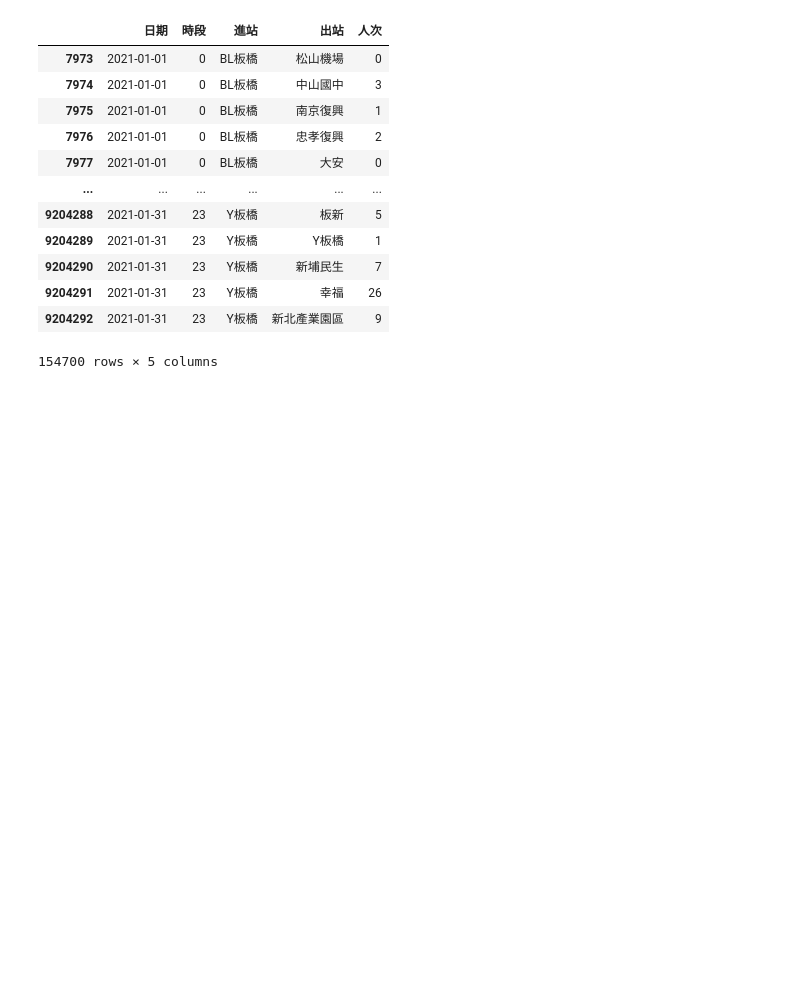
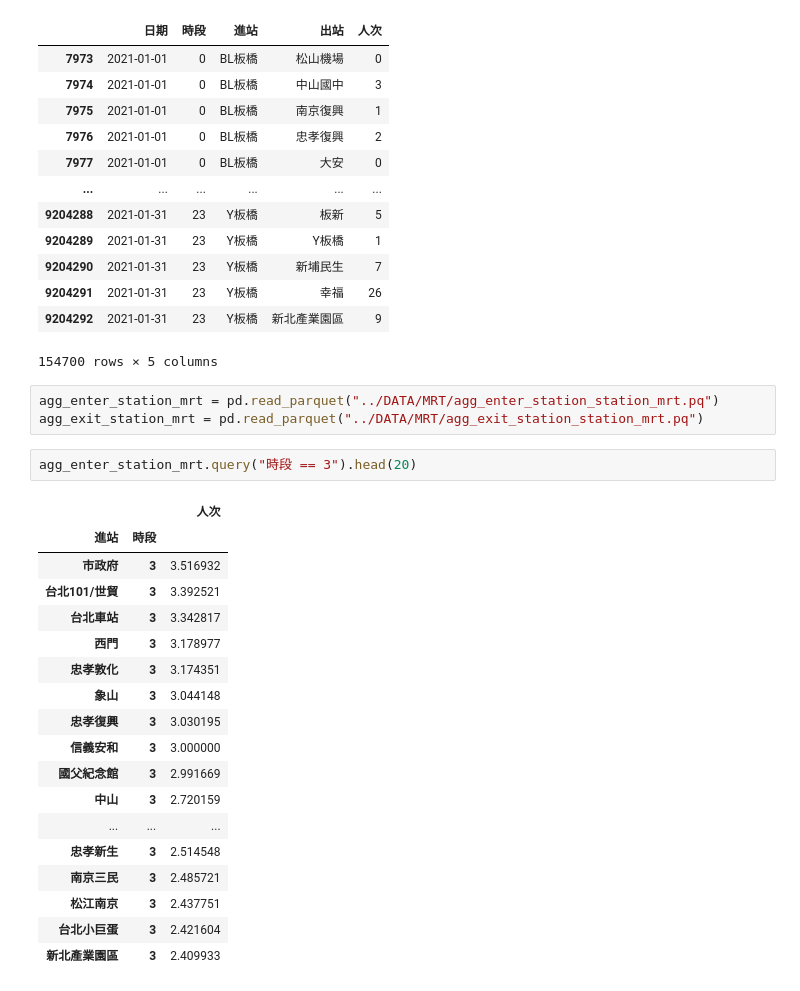
Before and after one commit to teddy21019/YoubikeUsagePrediction, a Jupyter notebook: project/data_getter/GettingData.ipynb, the cells around one changed output. Saved outputs shown, nothing was run; the diff lists cells and outputs as text; blank space fills up the shorter version.

```diff
--- a/project/data_getter/GettingData.ipynb
+++ b/project/data_getter/GettingData.ipynb
@@ -703,3 +703,27 @@ od_data[od_data["進站"].str.contains("板橋")]
 | 9204291 | 2021-01-31 | 23 | Y板橋 | 幸福 | 26 |
 | 9204292 | 2021-01-31 | 23 | Y板橋 | 新北產業園區 | 9 |
 154700 rows × 5 columns
+# %%
+agg_enter_station_mrt = pd.read_parquet("../DATA/MRT/agg_enter_station_station_mrt.pq")
+agg_exit_station_mrt = pd.read_parquet("../DATA/MRT/agg_exit_station_station_mrt.pq")
+# %%
+agg_enter_station_mrt.query("時段 == 3").head(20)
+# %% [output]
+|  |  | 人次 |
+| 進站 | 時段 |  |
+| 市政府 | 3 | 3.516932 |
+| 台北101/世貿 | 3 | 3.392521 |
+| 台北車站 | 3 | 3.342817 |
+| 西門 | 3 | 3.178977 |
+| 忠孝敦化 | 3 | 3.174351 |
+| 象山 | 3 | 3.044148 |
+| 忠孝復興 | 3 | 3.030195 |
+| 信義安和 | 3 | 3.000000 |
+| 國父紀念館 | 3 | 2.991669 |
+| 中山 | 3 | 2.720159 |
+| ... | ... | ... |
+| 忠孝新生 | 3 | 2.514548 |
+| 南京三民 | 3 | 2.485721 |
+| 松江南京 | 3 | 2.437751 |
+| 台北小巨蛋 | 3 | 2.421604 |
+| 新北產業園區 | 3 | 2.409933 |
```
Also changed, not shown: parts of 4 cells of this notebook.
